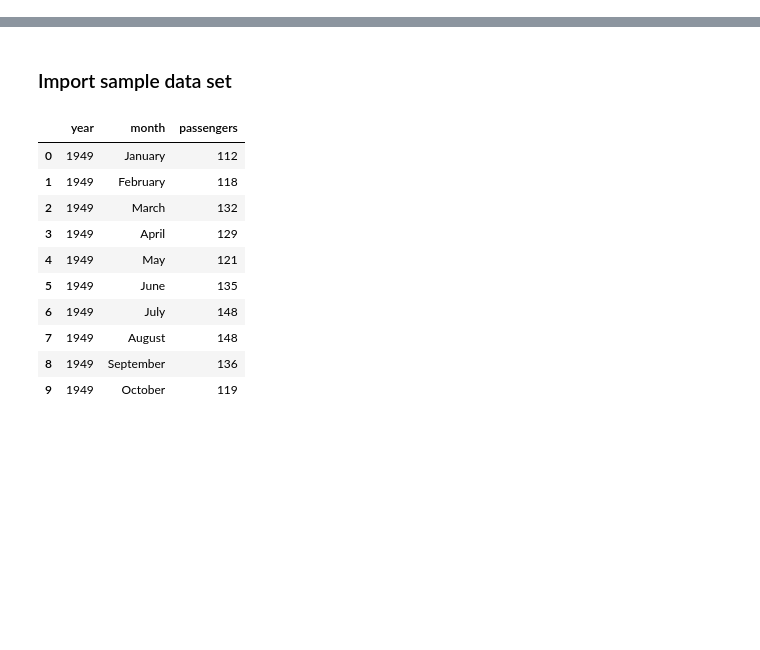
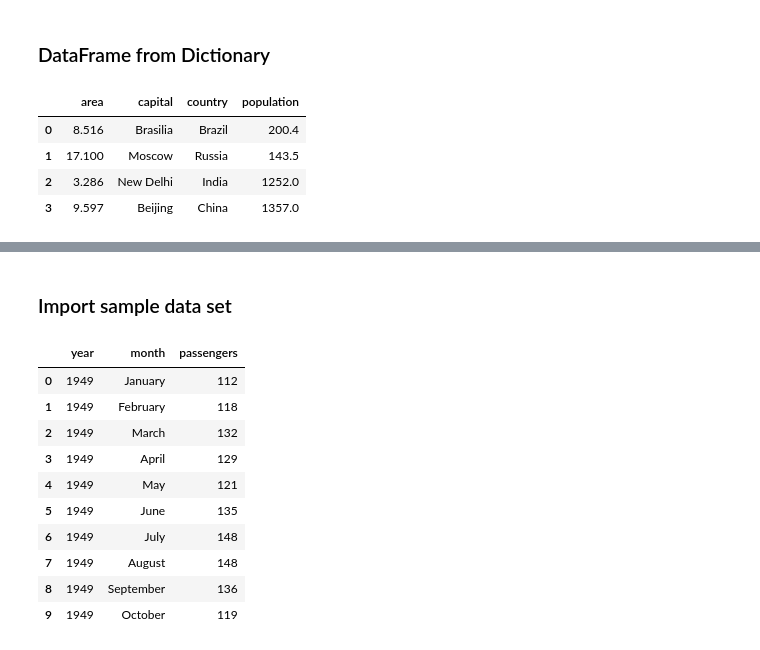
Before and after one commit to byrontang/data-analysis-with-python, a Jupyter notebook: pandas-data-frame-creation-and-visulization.ipynb, the cells around one changed output, grey strips where cells are left out. Saved outputs shown, nothing was run; the diff lists cells and outputs as text; code cells hidden in the pictures; blank space fills up the shorter version.

Commit message:
new inputs 0503
- added dictionary section and list vs. dictionary table
- moved codes in sort-dictionaries-by-keys-or-values to
pyton-fundamentals

```diff
--- a/pandas-data-frame-creation-and-visulization.ipynb
+++ b/pandas-data-frame-creation-and-visulization.ipynb
@@ -3,3 +3,20 @@ import pandas as pd
 import numpy as np
 import seaborn as sns
 import matplotlib.pyplot as plt
+# %% [markdown]
+### DataFrame from Dictionary
+# %%
+dict = {
+    "country": ["Brazil", "Russia", "India", "China"],
+    "capital": ["Brasilia", "Moscow", "New Delhi", "Beijing"],
+    "area": [8.516, 17.10, 3.286, 9.597],
+    "population": [200.4, 143.5, 1252, 1357]
+}
+brics = pd.DataFrame(dict)
+brics
+# %% [output]
+|  | area | capital | country | population |
+| 0 | 8.516 | Brasilia | Brazil | 200.4 |
+| 1 | 17.100 | Moscow | Russia | 143.5 |
+| 2 | 3.286 | New Delhi | India | 1252.0 |
+| 3 | 9.597 | Beijing | China | 1357.0 |
```
Also changed, not shown: parts of 1 cell of this notebook, 1 other file.
